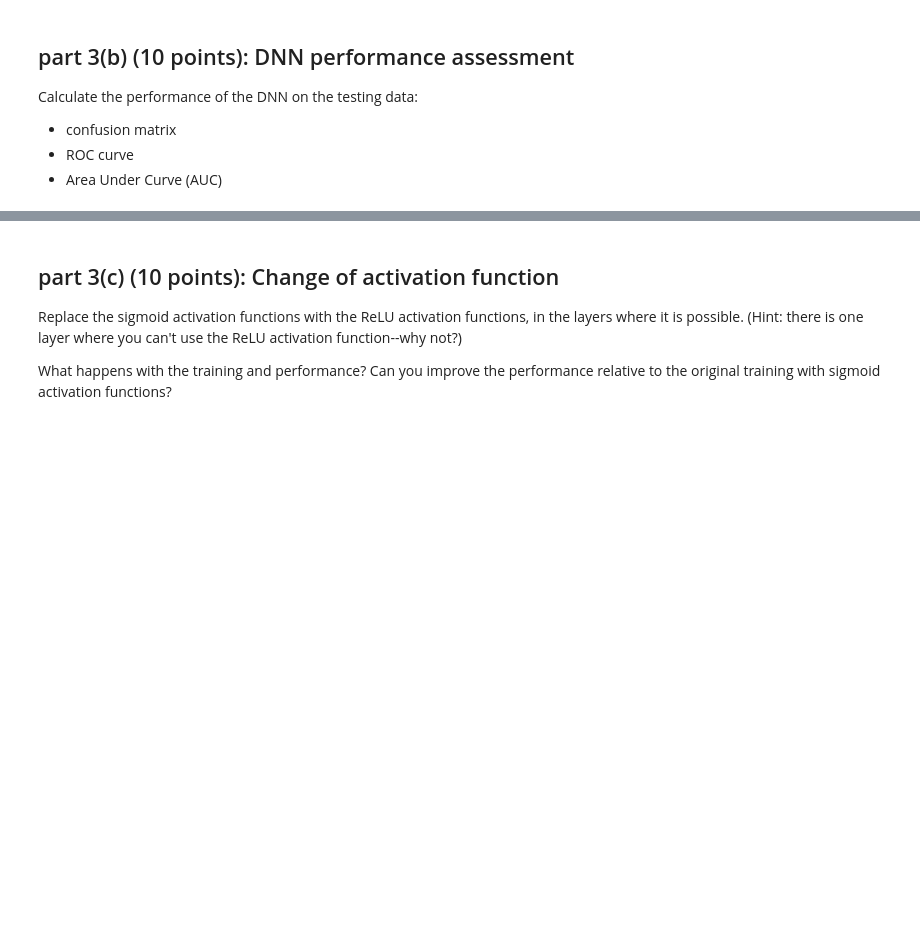
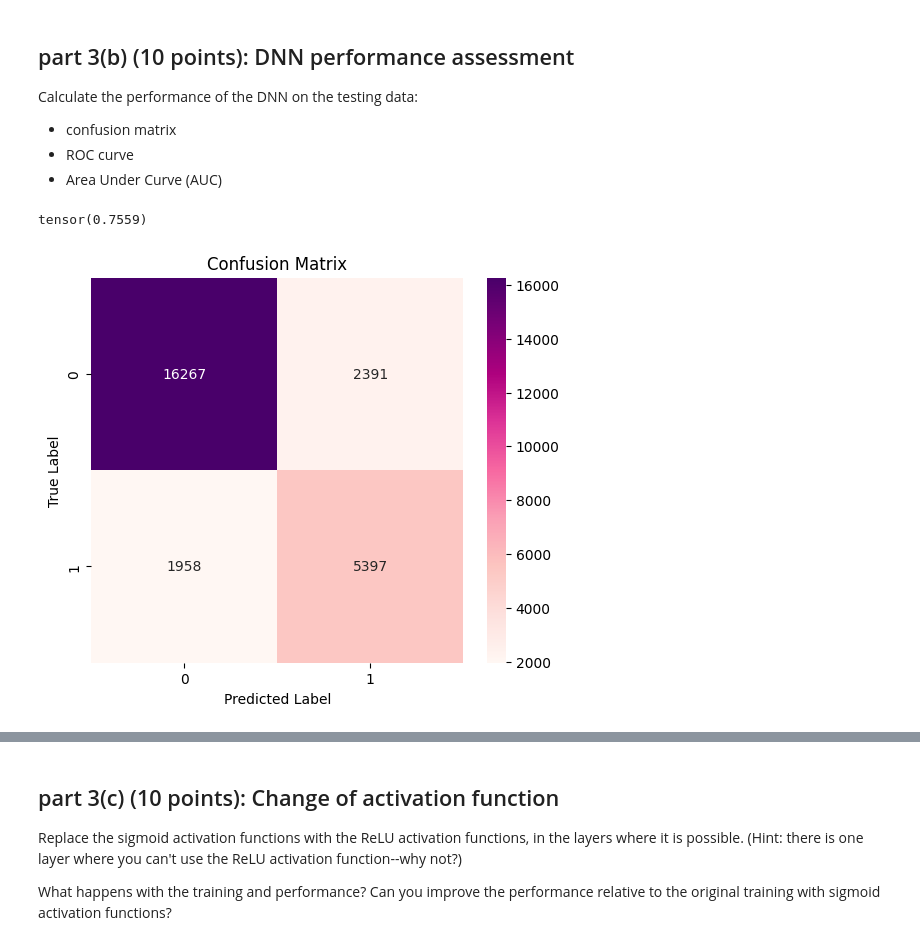
Before and after one commit to lbovet8/phys152-2026, a Jupyter notebook: Exercises/Homework-2.ipynb, the cells around one changed output, grey strips where cells are left out. Drawn from its saved outputs; the diff is of its cells as text; code cells hidden in the pictures; blank space fills up the shorter version.

```diff
--- a/Exercises/Homework-2.ipynb
+++ b/Exercises/Homework-2.ipynb
@@ -335,0 +416,32 @@ Calculate the performance of the DNN on the testing data:
+# %%
+import matplotlib.pyplot as plt
+from sklearn.metrics import confusion_matrix
+import seaborn as sns
+
+# Get all predictions
+model.eval()
+all_predictions = []
+all_labels = []
+
+with torch.no_grad():
+    for batch_features, batch_labels in test_loader:
+        outputs = model(batch_features)
+        predictions = (outputs > 0.5).float()
+        loss = criterion(predictions, batch_labels)
+        all_predictions.extend(predictions.numpy())
+        all_labels.extend(batch_labels.numpy())
+
+print(loss)
+
+# Create confusion matrix
+cm = confusion_matrix(all_labels, all_predictions)
+
+plt.figure(figsize=(6, 5))
+sns.heatmap(cm, annot=True, fmt='d', cmap='RdPu')
+plt.title('Confusion Matrix')
+plt.ylabel('True Label')
+plt.xlabel('Predicted Label')
+plt.show()
+# %% [output]
+tensor(0.7559)
+[figure, added]
```
Also changed, not shown: parts of 9 cells of this notebook.
